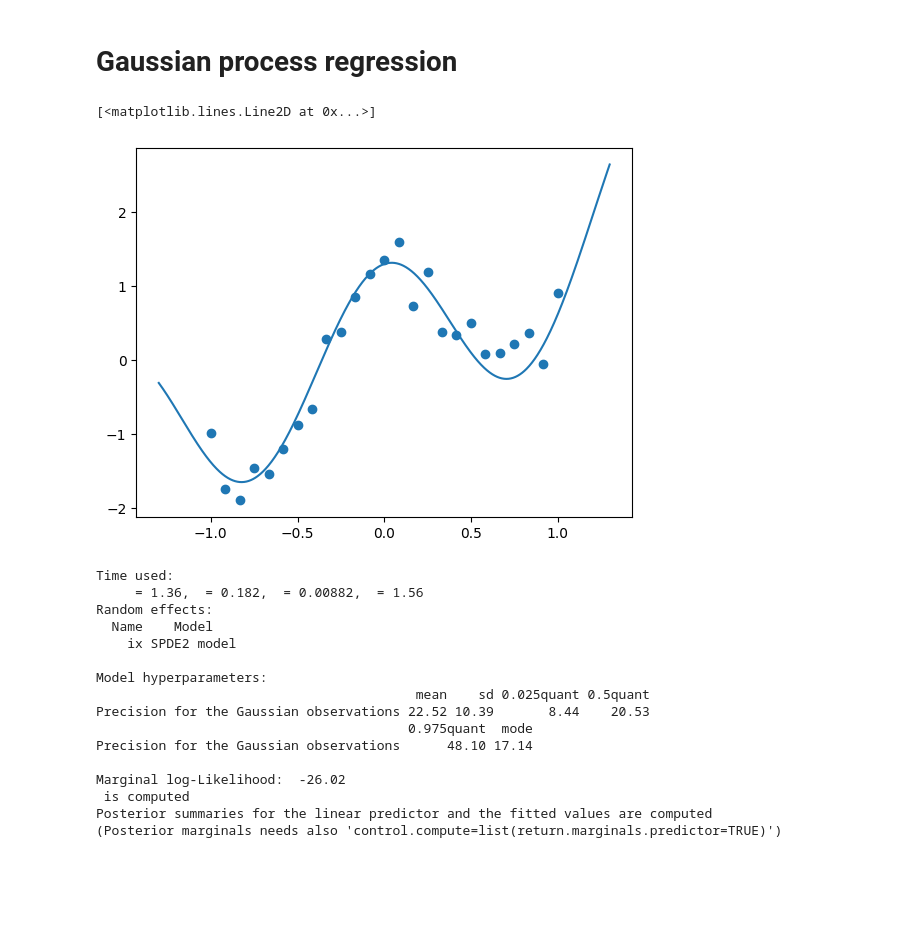
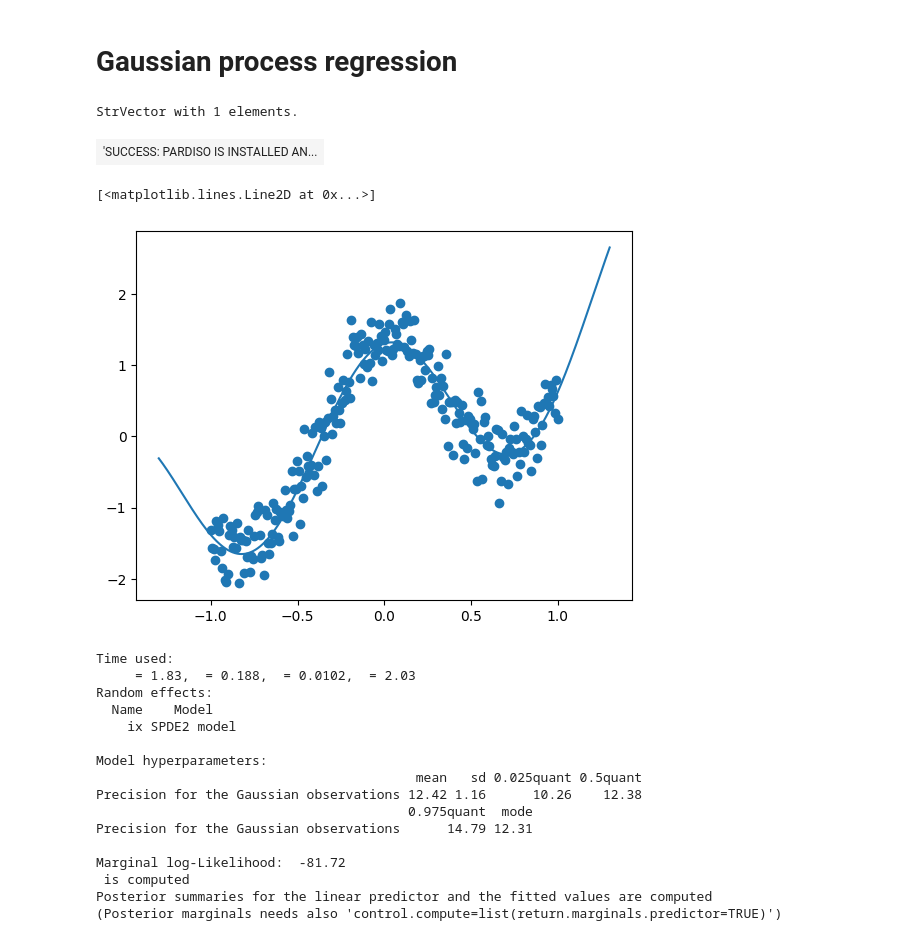
Before and after one commit to al-jshen/pyinla, a Jupyter notebook: docs/source/examples/gp.ipynb, the cells around one changed output. Cells and saved outputs as stored; diff of their text form; code cells hidden in the pictures; blank space fills up the shorter version.

```diff
--- a/docs/source/examples/gp.ipynb
+++ b/docs/source/examples/gp.ipynb
@@ -9,31 +10,36 @@ from pyinla.spde import *
+# %%
+set_pardiso_license("/Users/js5013/.pardiso.lic")
+# %% [output]
+StrVector with 1 elements.
+| 'SUCCESS: PARDISO IS INSTALLED AN... |
 # %%
-n_train = 25
+n_train = 250
 n_test = 400
 sigma_obs = 0.3
 
 fn = (
     lambda x: 20.0 * np.sin(x / 40.0)
     + 0.1 * np.power(x, 3.0)
     + 0.1 * np.power(1.0 + x, 3.0)
     + 1.2 * np.cos(4.0 * x)
 )
 
 x = np.linspace(-1, 1, n_train)
 y = fn(x)
 y += sigma_obs * np.random.normal(size=(n_train,))
 y -= np.mean(y)
 y /= np.std(y)
 
 x_test = np.linspace(-1.3, 1.3, n_test)
 
 x_true = np.linspace(-1.3, 1.3, 1000)
 y_true = fn(x_true)
 
 plt.scatter(x, y)
 plt.plot(x_true, y_true)
 # %% [output]
 [<matplotlib.lines.Line2D at 0x...>]
-[figure, old version]
+[figure, new version]
 # %%
 mesh = mesh_1d(x_test, degree=2)
 # %%
@@ -68,18 +74,18 @@ res = inla(
 res
 # %% [output]
 Time used:
-     = 1.36,  = 0.182,  = 0.00882,  = 1.56
+     = 1.83,  = 0.188,  = 0.0102,  = 2.03
 Random effects:
   Name    Model
     ix SPDE2 model
 
 Model hyperparameters:
-                                         mean    sd 0.025quant 0.5quant
-Precision for the Gaussian observations 22.52 10.39       8.44    20.53
+                                         mean   sd 0.025quant 0.5quant
+Precision for the Gaussian observations 12.42 1.16      10.26    12.38
                                         0.975quant  mode
-Precision for the Gaussian observations      48.10 17.14
+Precision for the Gaussian observations      14.79 12.31
 
-Marginal log-Likelihood:  -26.02
+Marginal log-Likelihood:  -81.72
  is computed
 Posterior summaries for the linear predictor and the fitted values are computed
 (Posterior marginals needs also 'control.compute=list(return.marginals.predictor=TRUE)')
```
Also changed, not shown: parts of 2 cells of this notebook, 6 other files.
